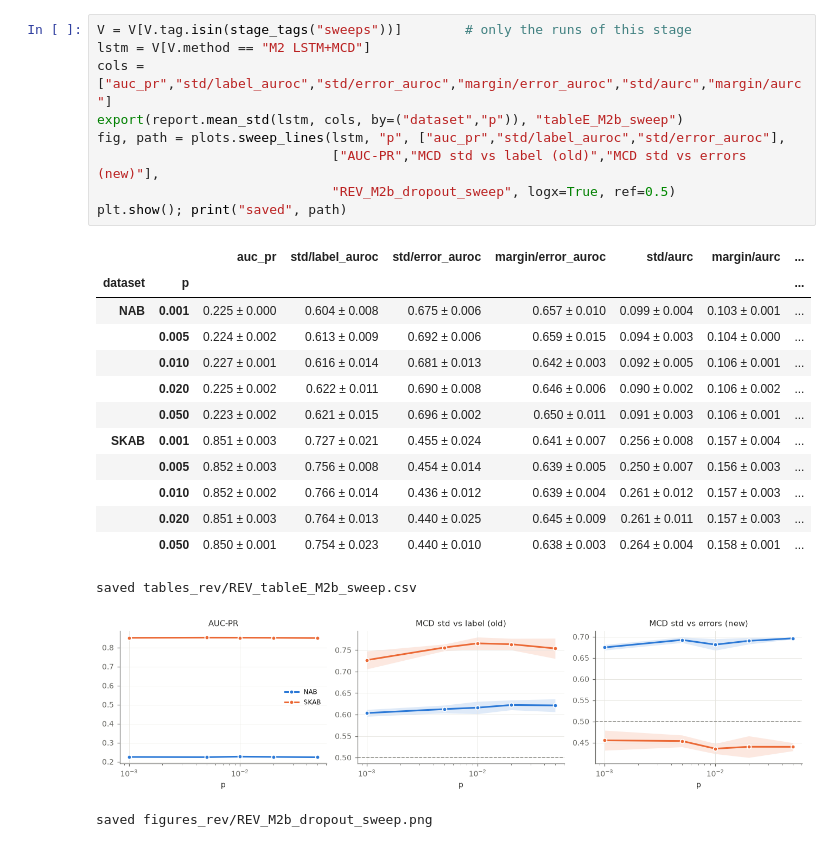
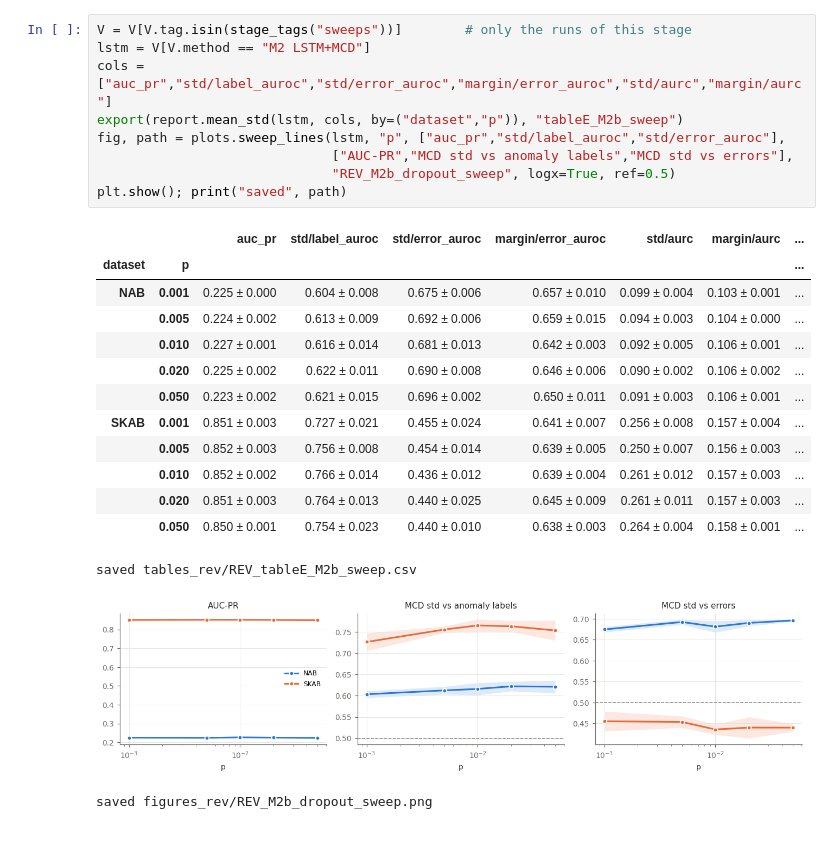
Before and after one commit to eyyoub/iot-anomaly-detection, a Jupyter notebook: R04_Dropout_Sweeps.ipynb, the cells around one changed output. Saved outputs shown, nothing was run; the diff lists cells and outputs as text.

```diff
--- a/R04_Dropout_Sweeps.ipynb
+++ b/R04_Dropout_Sweeps.ipynb
@@ -56,27 +37,27 @@ print(len(df), "records")
 # %%
 V = V[V.tag.isin(stage_tags("sweeps"))]        # only the runs of this stage
 lstm = V[V.method == "M2 LSTM+MCD"]
 cols = ["auc_pr","std/label_auroc","std/error_auroc","margin/error_auroc","std/aurc","margin/aurc"]
 export(report.mean_std(lstm, cols, by=("dataset","p")), "tableE_M2b_sweep")
 fig, path = plots.sweep_lines(lstm, "p", ["auc_pr","std/label_auroc","std/error_auroc"],
-                              ["AUC-PR","MCD std vs label (old)","MCD std vs errors (new)"],
+                              ["AUC-PR","MCD std vs anomaly labels","MCD std vs errors"],
                               "REV_M2b_dropout_sweep", logx=True, ref=0.5)
 plt.show(); print("saved", path)
 # %% [output]
 |  |  | auc_pr | std/label_auroc | std/error_auroc | margin/error_auroc | std/aurc | margin/aurc | ... |
 | dataset | p |  |  |  |  |  |  | ... |
 | NAB | 0.001 | 0.225 ± 0.000 | 0.604 ± 0.008 | 0.675 ± 0.006 | 0.657 ± 0.010 | 0.099 ± 0.004 | 0.103 ± 0.001 | ... |
 |  | 0.005 | 0.224 ± 0.002 | 0.613 ± 0.009 | 0.692 ± 0.006 | 0.659 ± 0.015 | 0.094 ± 0.003 | 0.104 ± 0.000 | ... |
 |  | 0.010 | 0.227 ± 0.001 | 0.616 ± 0.014 | 0.681 ± 0.013 | 0.642 ± 0.003 | 0.092 ± 0.005 | 0.106 ± 0.001 | ... |
 |  | 0.020 | 0.225 ± 0.002 | 0.622 ± 0.011 | 0.690 ± 0.008 | 0.646 ± 0.006 | 0.090 ± 0.002 | 0.106 ± 0.002 | ... |
 |  | 0.050 | 0.223 ± 0.002 | 0.621 ± 0.015 | 0.696 ± 0.002 | 0.650 ± 0.011 | 0.091 ± 0.003 | 0.106 ± 0.001 | ... |
 | SKAB | 0.001 | 0.851 ± 0.003 | 0.727 ± 0.021 | 0.455 ± 0.024 | 0.641 ± 0.007 | 0.256 ± 0.008 | 0.157 ± 0.004 | ... |
 |  | 0.005 | 0.852 ± 0.003 | 0.756 ± 0.008 | 0.454 ± 0.014 | 0.639 ± 0.005 | 0.250 ± 0.007 | 0.156 ± 0.003 | ... |
 |  | 0.010 | 0.852 ± 0.002 | 0.766 ± 0.014 | 0.436 ± 0.012 | 0.639 ± 0.004 | 0.261 ± 0.012 | 0.157 ± 0.003 | ... |
 |  | 0.020 | 0.851 ± 0.003 | 0.764 ± 0.013 | 0.440 ± 0.025 | 0.645 ± 0.009 | 0.261 ± 0.011 | 0.157 ± 0.003 | ... |
 |  | 0.050 | 0.850 ± 0.001 | 0.754 ± 0.023 | 0.440 ± 0.010 | 0.638 ± 0.003 | 0.264 ± 0.004 | 0.158 ± 0.001 | ... |
 saved tables_rev/REV_tableE_M2b_sweep.csv
-[figure, old version]
+[figure, new version]
 saved figures_rev/REV_M2b_dropout_sweep.png
 # %%
 m5 = V[V.method == "M5 DenseDropout"]
```
Also changed, not shown: parts of 5 cells of this notebook, 13 other files.
